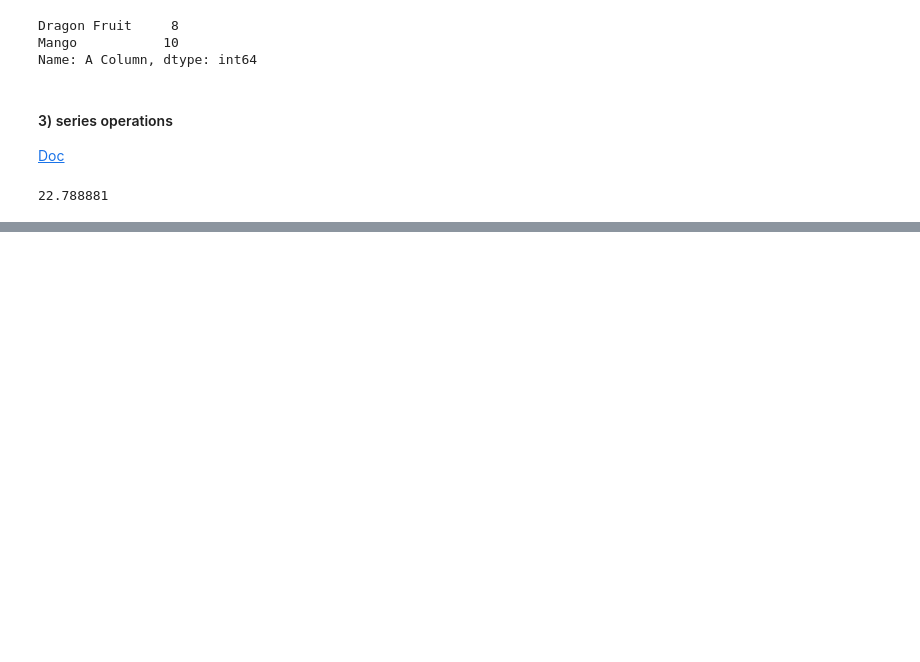
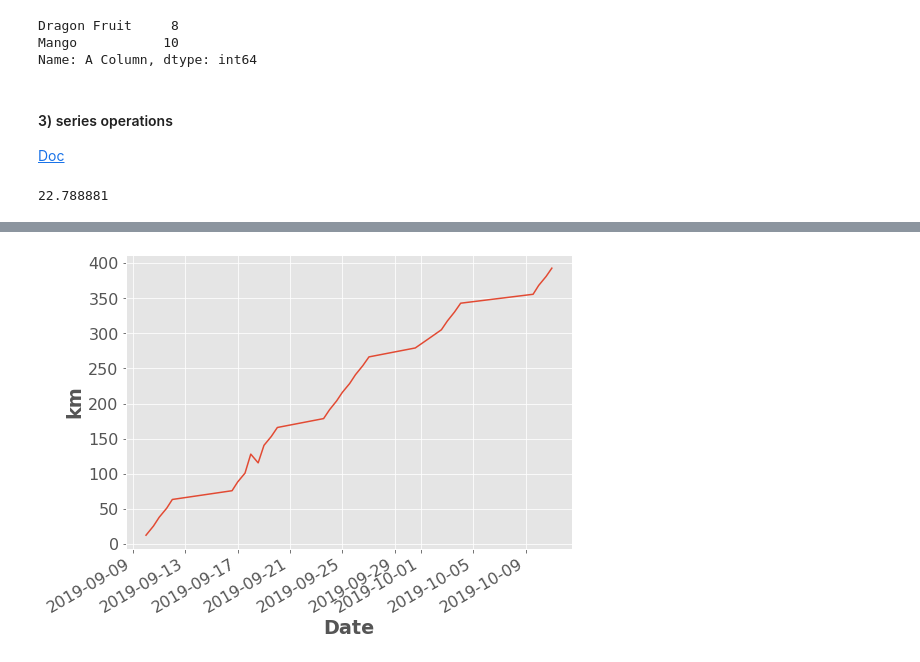
Before and after one commit to chuangw6/MDS_Courses, a Jupyter notebook: Block1/DSCI511_Python/numpy_pandas/pandas_review.ipynb, the cells around one changed output, grey strips where cells are left out. Cells and saved outputs as stored; diff of their text form; code cells hidden in the pictures; blank space fills up the shorter version.

```diff
--- a/Block1/DSCI511_Python/numpy_pandas/pandas_review.ipynb
+++ b/Block1/DSCI511_Python/numpy_pandas/pandas_review.ipynb
@@ -769,0 +1121,11 @@ s1.add(3.141).pow(2).mean() #piping
+# %%
+# built-in themes
+import matplotlib.pyplot as plt
+plt.style.use('ggplot')
+plt.rcParams.update({'font.size': 16,
+                     'axes.labelweight': 'bold',
+                     'figure.figsize': (8,6)})
+
+cy_plot['Distance'].dropna().cumsum().plot.line(ylabel="km");
+# %% [output]
+[figure, added]
```
Also changed, not shown: parts of 32 cells of this notebook, 1 other file.
